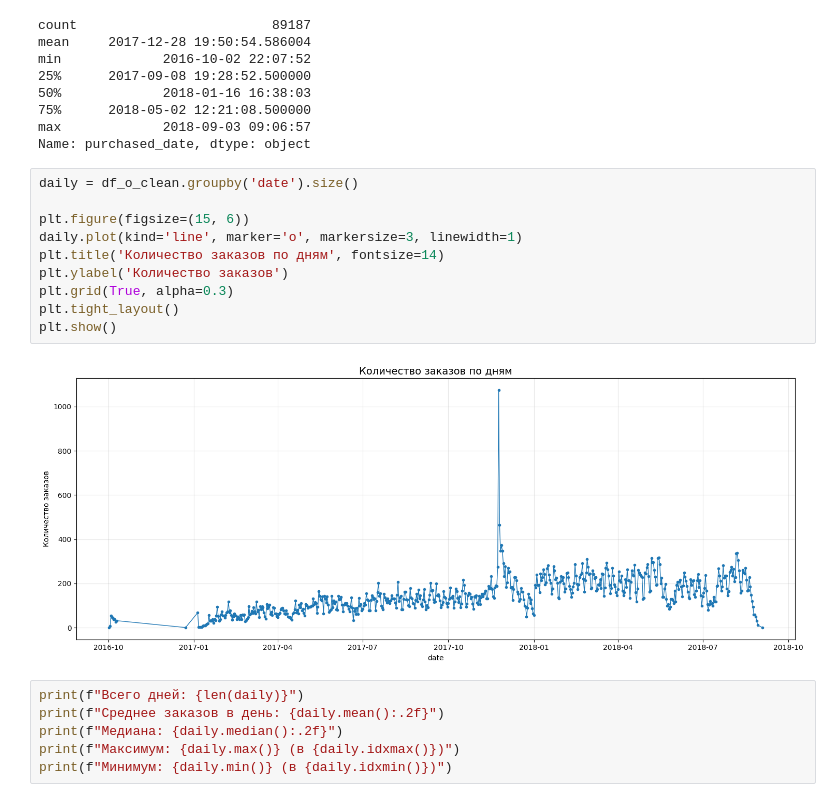
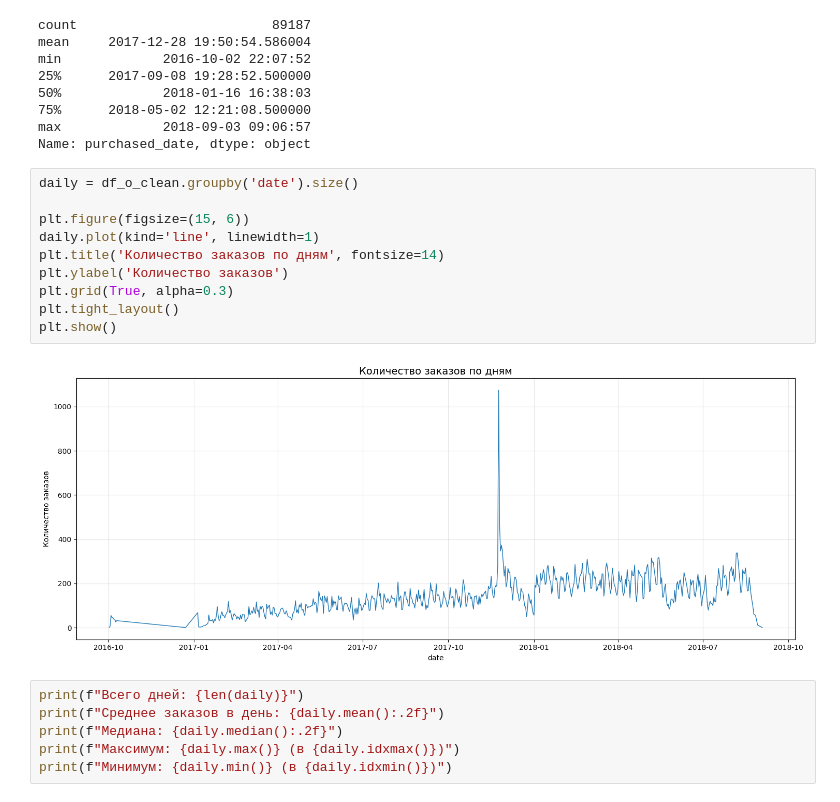
Before and after one commit to mkudim/Exploratory_data_analysis_EDA, a Jupyter notebook: Ecom_orders_supply/EDA/EDA_orders.ipynb, the cells around one changed output. Drawn from its saved outputs; the diff is of its cells as text.

```diff
--- a/Ecom_orders_supply/EDA/EDA_orders.ipynb
+++ b/Ecom_orders_supply/EDA/EDA_orders.ipynb
@@ -504,15 +504,15 @@ Name: purchased_date, dtype: object
 # %%
 daily = df_o_clean.groupby('date').size()
 
 plt.figure(figsize=(15, 6))
-daily.plot(kind='line', marker='o', markersize=3, linewidth=1)
+daily.plot(kind='line', linewidth=1)
 plt.title('Количество заказов по дням', fontsize=14)
 plt.ylabel('Количество заказов')
 plt.grid(True, alpha=0.3)
 plt.tight_layout()
 plt.show()
 # %% [output]
-[figure, old version]
+[figure, new version]
 # %%
 print(f"Всего дней: {len(daily)}")
 print(f"Среднее заказов в день: {daily.mean():.2f}")
```
Also changed, not shown: parts of 5 cells of this notebook, 1 other file.
